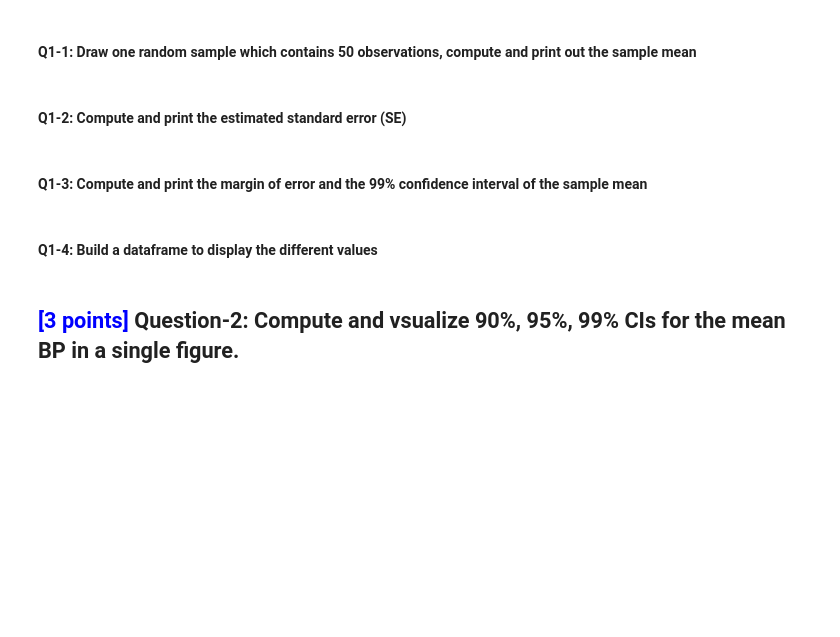
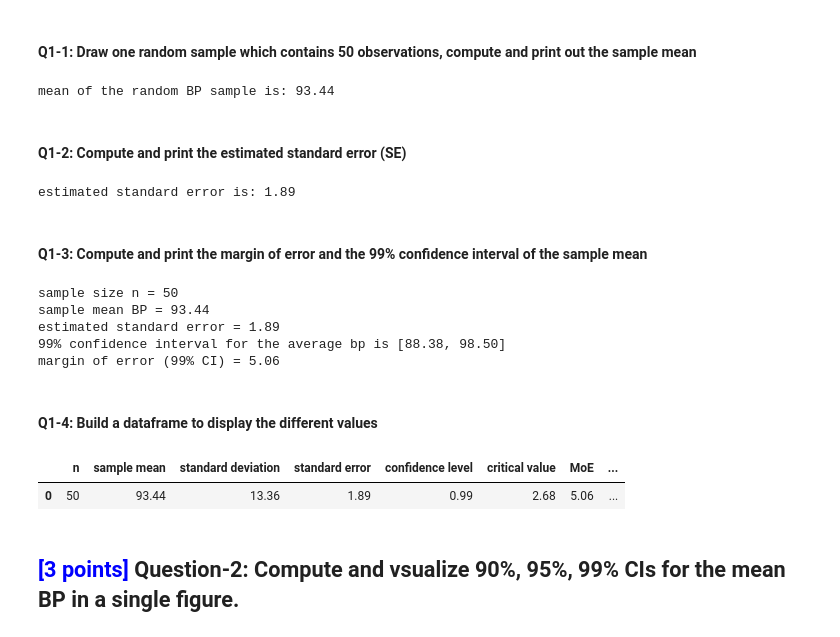
Before and after one commit to chikooooo/Statistics, a Jupyter notebook: Lab 5/TP5_Confidence_Intervals.ipynb, the cells around one changed output. Drawn from its saved outputs; the diff is of its cells as text; code cells hidden in the pictures; blank space fills up the shorter version.

```diff
--- a/Lab 5/TP5_Confidence_Intervals.ipynb
+++ b/Lab 5/TP5_Confidence_Intervals.ipynb
@@ -999,18 +999,77 @@ plt.show()
 #### **Q1-1: Draw one random sample which contains 50 observations, compute and print out the sample mean**
 # %%
 # insert your code here
+rand = np.random.default_rng(seed=2026)
+sample_size = 50
+
+bp = df['bp']
+one_bp_sample = bp.sample(
+    sample_size,
+    replace=False,
+    random_state=rand
+)
+
+bp_sample_mean = one_bp_sample.mean()
+print(f"mean of the random BP sample is: {bp_sample_mean:.2f}")
+# %% [output]
+mean of the random BP sample is: 93.44
 # %% [markdown]
 ####  **Q1-2: Compute and print the estimated standard error (SE)**
 # %%
 # insert your code here
+bp_sample_std = one_bp_sample.std(ddof=1)
+bp_sample_se = bp_sample_std / np.sqrt(len(one_bp_sample))
+
+print(f"estimated standard error is: {bp_sample_se:.2f}")
+# %% [output]
+estimated standard error is: 1.89
 # %% [markdown]
 #### **Q1-3: Compute and print the margin of error and the 99% confidence interval of the sample mean**
 # %%
 # insert your code here
+confidence_level = 0.99
+alpha = 1 - confidence_level
+critical = stats.t.ppf(1 - alpha / 2, df=len(one_bp_sample) - 1)
+
+margin_of_error = critical * bp_sample_se
+lower_bound = bp_sample_mean - margin_of_error
+upper_bound = bp_sample_mean + margin_of_error
+
+print(f"sample size n = {len(one_bp_sample)}")
+print(f"sample mean BP = {bp_sample_mean:.2f}")
+print(f"estimated standard error = {bp_sample_se:.2f}")
+print(f"99% confidence interval for the average bp is [{lower_bound:,.2f}, {upper_bound:.2f}]")
+print(f"margin of error (99% CI) = {margin_of_error:.2f}")
+# %% [output]
+sample size n = 50
+sample mean BP = 93.44
+estimated standard error = 1.89
+99% confidence interval for the average bp is [88.38, 98.50]
+margin of error (99% CI) = 5.06
 # %% [markdown]
 #### **Q1-4: Build a dataframe to display the different values**
 # %%
 # insert your code here
+result = {
+    "n": len(one_bp_sample),
+    "sample mean": bp_sample_mean,
+    "standard deviation": bp_sample_std,
+    "standard error": bp_sample_se,
+    "confidence level": confidence_level,
+    "critical value": critical,
+    "MoE": margin_of_error,
+    "lower bound": lower_bound,
+    "upper bound": upper_bound,
+}
+
+result = pd.DataFrame([result]).round({
+    "sample mean": 2, "standard deviation": 2, "standard error": 2, "critical value": 2, "MoE": 2, "lower bound": 2, "upper bound": 2,
+})
+
+result
+# %% [output]
+|  | n | sample mean | standard deviation | standard error | confidence level | critical value | MoE | ... |
+| 0 | 50 | 93.44 | 13.36 | 1.89 | 0.99 | 2.68 | 5.06 | ... |
 # %% [markdown]
 ## <span style="color:blue;"> [3 points] </span> Question-2: Compute and vsualize 90%, 95%, 99% CIs for the mean BP in a single figure.
 # %% [markdown]
```
Also changed, not shown: parts of 7 cells of this notebook, 1 other file.
